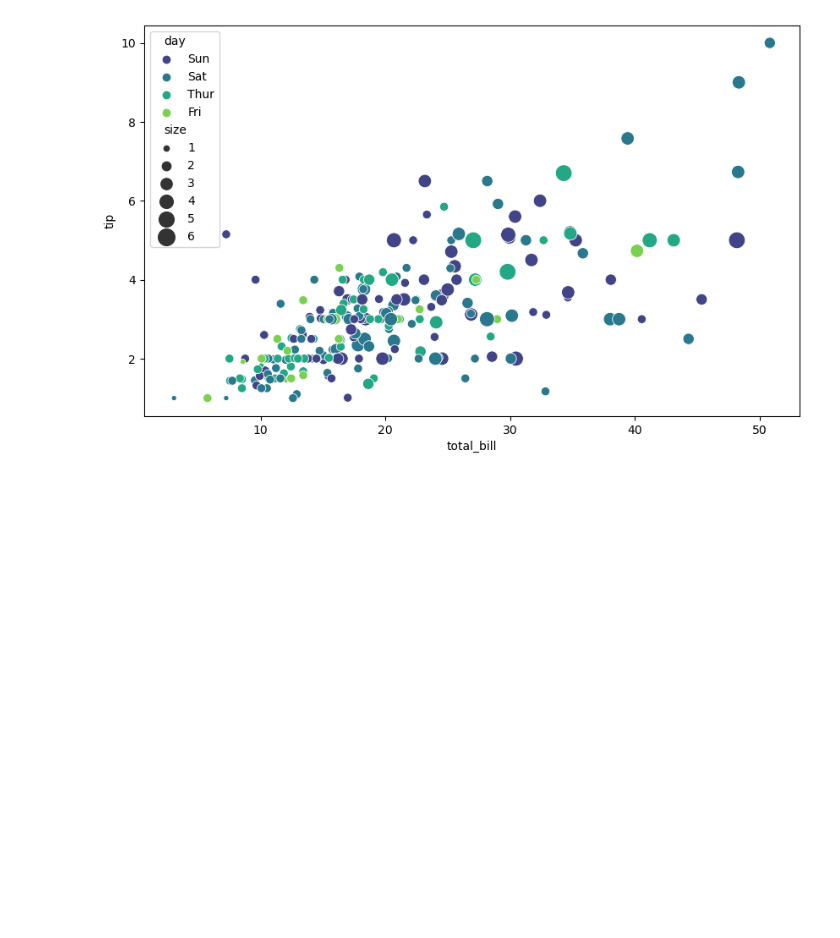
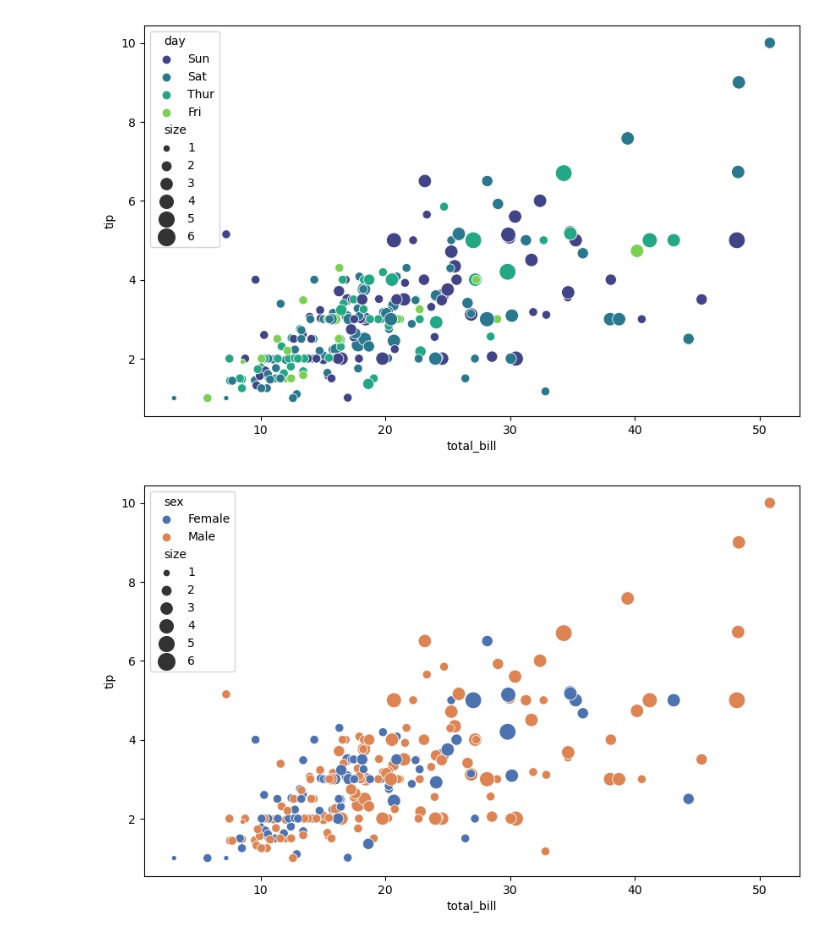
Before and after one commit to NANITH777/ML-DL-Examples, a Jupyter notebook: Waiter Tips Prediction/waiter.ipynb, the cells around one changed output. Saved outputs shown, nothing was run; the diff lists cells and outputs as text; code cells hidden in the pictures; blank space fills up the shorter version.

Commit message:
Some Graphs

```diff
--- a/Waiter Tips Prediction/waiter.ipynb
+++ b/Waiter Tips Prediction/waiter.ipynb
@@ -85,3 +85,8 @@ fig2.show()
+# %%
+plt.figure(figsize=(10, 6))
+scatter = sns.scatterplot(data=df, x="total_bill", y="tip", size="size", hue="sex", palette="deep", sizes=(20, 200))
+# %% [output]
+[figure, added]
 # %%
 fig3 = px.scatter(df, x="total_bill",y="tip", size="size", color= "time", trendline="ols")
 fig3.show()
```
Also changed, not shown: parts of 7 cells of this notebook, 3 other files.
